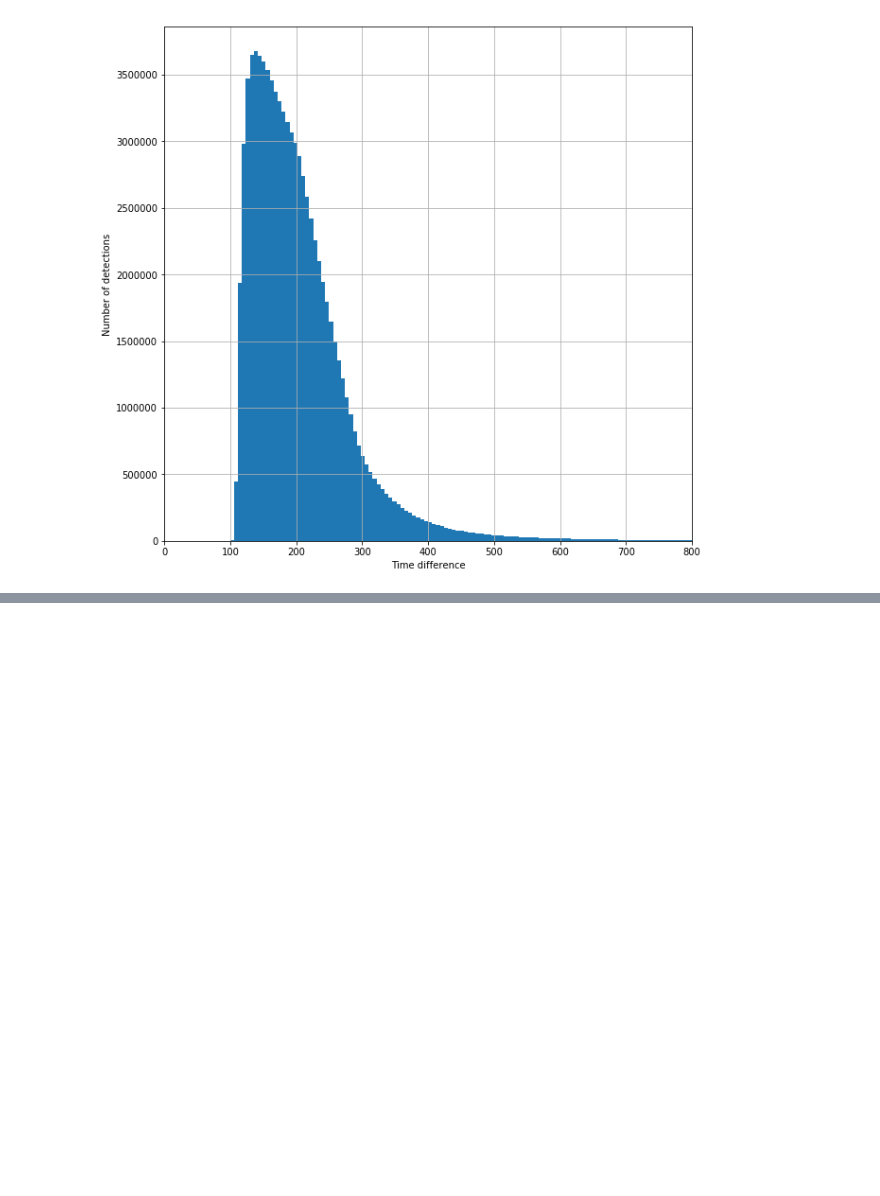
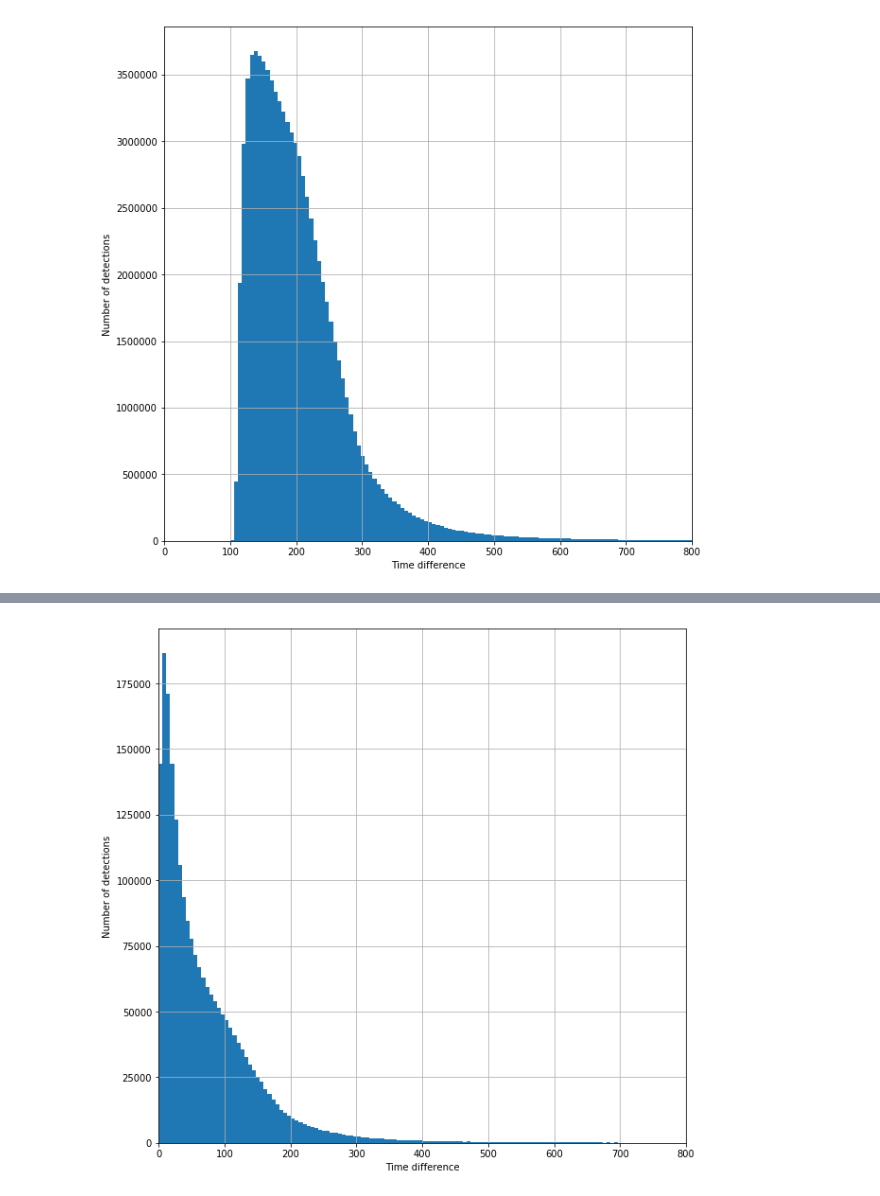
Before and after one commit to VProv/JUNO, a Jupyter notebook: notebooks/EDA.ipynb, the cells around one changed output, grey strips where cells are left out. Drawn from its saved outputs; the diff is of its cells as text; code cells hidden in the pictures; blank space fills up the shorter version.

```diff
--- a/notebooks/EDA.ipynb
+++ b/notebooks/EDA.ipynb
@@ -115,0 +128,2 @@ Wall time: 1.79 s
+# %%
+sevent['event_id'] = sevent.index
@@ -115,0 +136,4 @@ Wall time: 1.79 s
+# %%
+spmt_energy = spmt_energy.merge(sevent, left_on='event', right_on='event_id')
+# %%
+spmt_energy.drop('event_id', axis=1, inplace=True)
@@ -115,0 +147,9 @@ Wall time: 1.79 s
+# %%
+stime_difference = spmt_energy['hitTime_x'] - spmt_energy['hitTime_y']
+# %%
+%%time
+stime_difference.hist(bins=150, figsize=(10,10))
+plt.xlabel("Time difference")
+plt.ylabel("Number of detections")
+plt.xlim(0,800)
+# %% [output]
@@ -115,0 +158 @@ Wall time: 1.79 s
+[figure, added]
```
Also changed, not shown: parts of 11 cells of this notebook.
